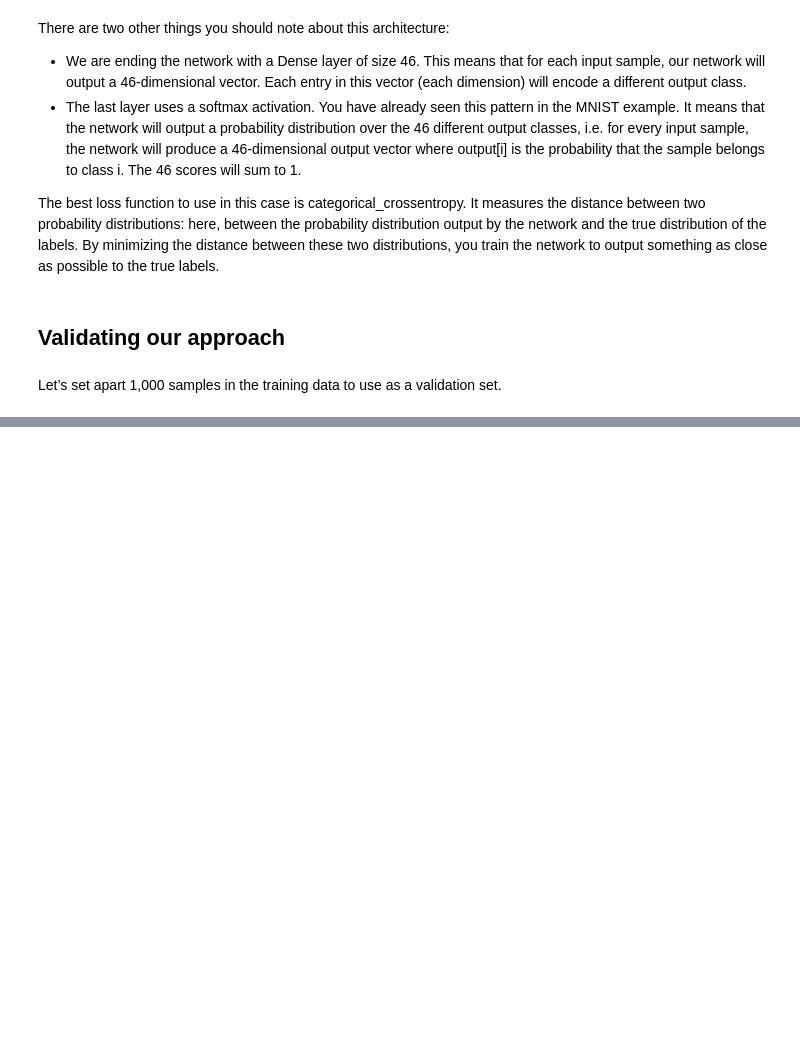
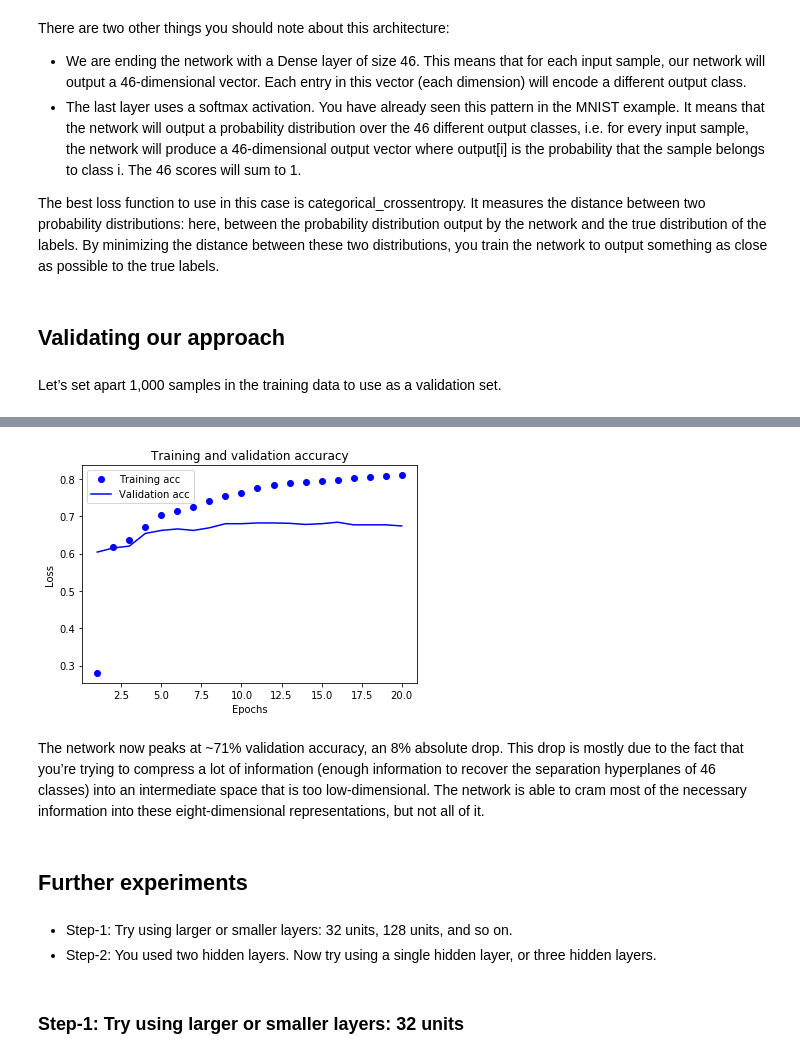
Before and after one commit to rahiakela/deep-learning-with-python-francois-chollet, a Jupyter notebook: classifying_newswires_multiclass_classification_example.ipynb, the cells around one changed output, grey strips where cells are left out. Drawn from its saved outputs; the diff is of its cells as text; code cells hidden in the pictures; blank space fills up the shorter version.

```diff
--- a/classifying_newswires_multiclass_classification_example.ipynb
+++ b/classifying_newswires_multiclass_classification_example.ipynb
@@ -163,0 +410,30 @@ Let’s set apart 1,000 samples in the training data to use as a validation set.
+# %%
+# Plotting the training and validation accuracy
+plt.clf()  # Clears the figure
+
+acc = history_2.history['accuracy']
+val_acc = history_2.history['val_accuracy']
+
+plt.plot(epochs, acc, 'bo', label='Training acc')
+plt.plot(epochs, val_acc, 'b', label='Validation acc')
+plt.title('Training and validation accuracy')
+plt.xlabel('Epochs')
+plt.ylabel('Loss')
+plt.legend()
+
+plt.show()
+# %% [output]
+[figure, added]
+# %% [markdown]
+The network now peaks at ~71% validation accuracy, an 8% absolute drop. This drop
+is mostly due to the fact that you’re trying to compress a lot of information (enough
+information to recover the separation hyperplanes of 46 classes) into an intermediate
+space that is too low-dimensional. The network is able to cram most of the necessary
+information into these eight-dimensional representations, but not all of it.
+# %% [markdown]
+## Further experiments
+# %% [markdown]
+* Step-1: Try using larger or smaller layers: 32 units, 128 units, and so on.
+* Step-2: You used two hidden layers. Now try using a single hidden layer, or three hidden layers.
+# %% [markdown]
+### Step-1: Try using larger or smaller layers: 32 units
```
Also changed, not shown: parts of 57 cells of this notebook.
